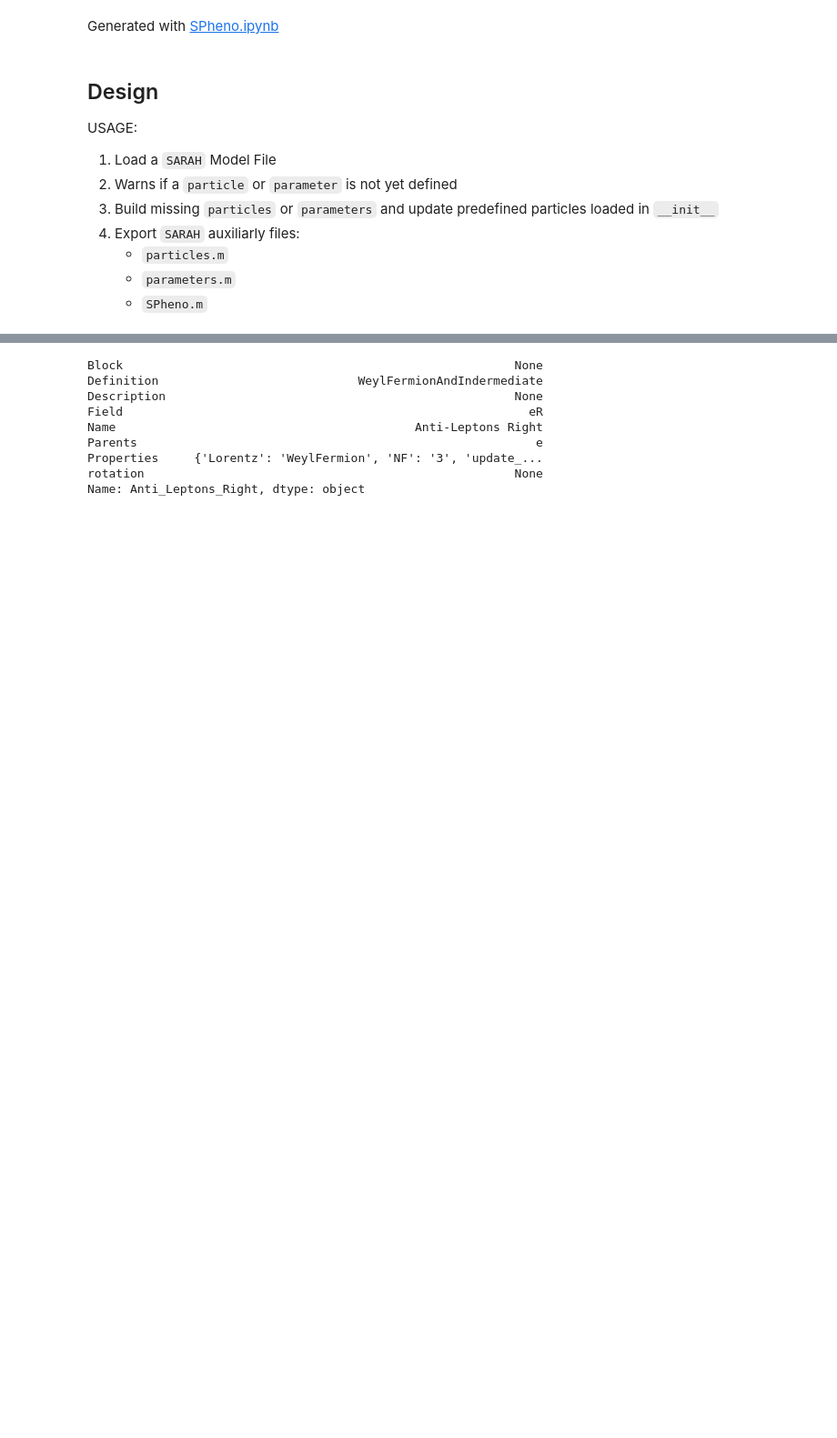
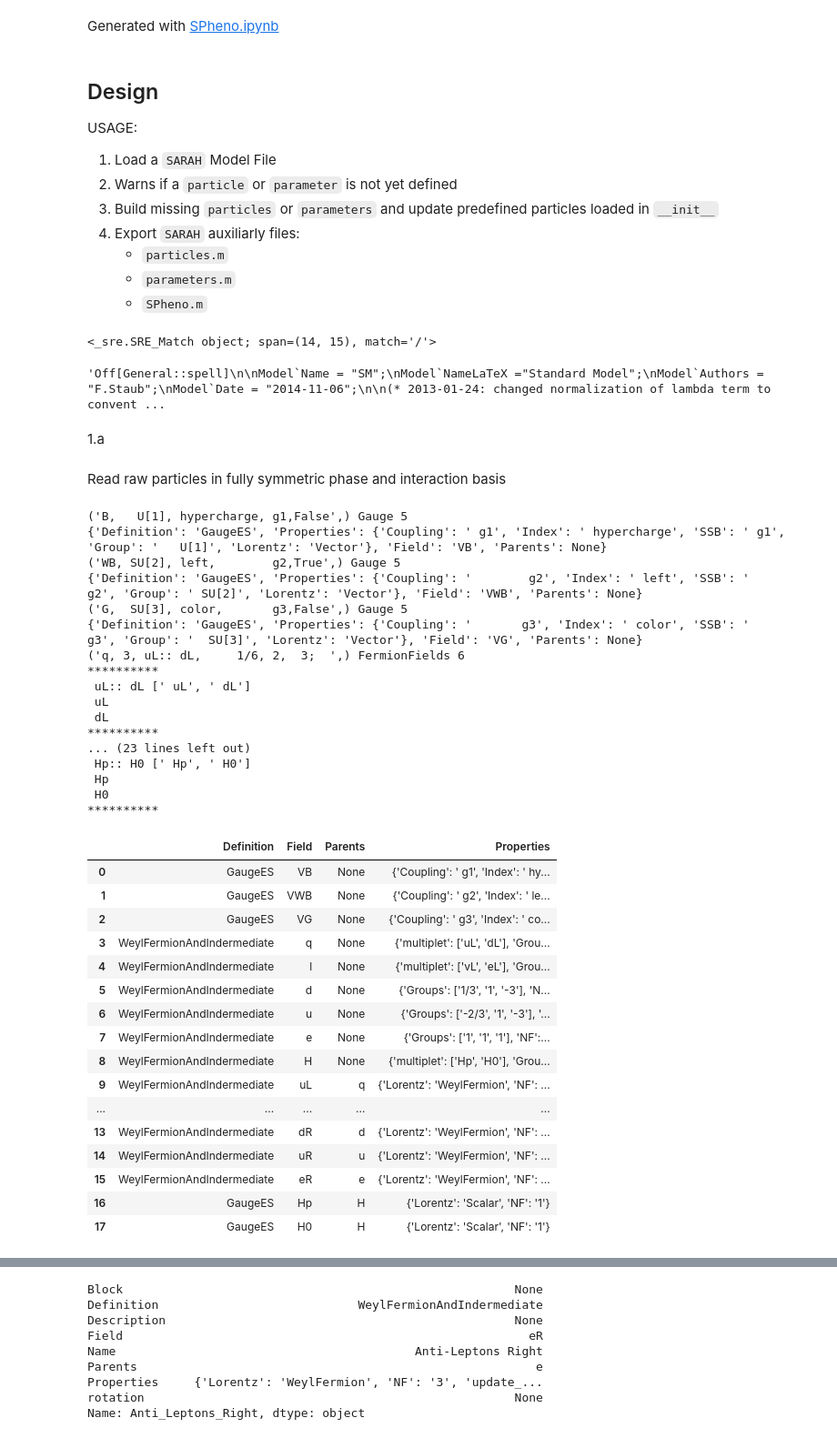
Before and after one commit to restrepo/BSM-Submodules, a Jupyter notebook: SARAH.ipynb, the cells around one changed output, grey strips where cells are left out. Shown at 91% size. Drawn from its saved outputs; the diff is of its cells as text; code cells hidden in the pictures; blank space fills up the shorter version.

```diff
--- a/SARAH.ipynb
+++ b/SARAH.ipynb
@@ -81,6 +81,11 @@ USAGE:
    * `particles.m`
    * `parameters.m`
    * `SPheno.m`
+# %%
+path="./SARAH/Models/"
+re.search('\/$',path)
+# %% [output]
+<_sre.SRE_Match object; span=(14, 15), match='/'>
 # %%
 import pandas as pd
 import json
@@ -145,2 +239,48 @@ class SARAH:
 # %%
-s=SARAH()
+s=SARAH(model='SM')
+# %%
+s.model_file
+# %% [output]
+'Off[General::spell]\n\nModel`Name = "SM";\nModel`NameLaTeX ="Standard Model";\nModel`Authors = "F.Staub";\nModel`Date = "2014-11-06";\n\n(* 2013-01-24: changed normalization of lambda term to convent ...
+# %% [markdown]
+1.a
+# %% [markdown]
+Read raw particles in fully symmetric phase and interaction basis
+# %%
+newparticles=s.parse_particle_content()
+pd.DataFrame(newparticles)
+# %% [output]
+('B,   U[1], hypercharge, g1,False',) Gauge 5
+{'Definition': 'GaugeES', 'Properties': {'Coupling': ' g1', 'Index': ' hypercharge', 'SSB': ' g1', 'Group': '   U[1]', 'Lorentz': 'Vector'}, 'Field': 'VB', 'Parents': None}
+('WB, SU[2], left,        g2,True',) Gauge 5
+{'Definition': 'GaugeES', 'Properties': {'Coupling': '        g2', 'Index': ' left', 'SSB': '        g2', 'Group': ' SU[2]', 'Lorentz': 'Vector'}, 'Field': 'VWB', 'Parents': None}
+('G,  SU[3], color,       g3,False',) Gauge 5
+{'Definition': 'GaugeES', 'Properties': {'Coupling': '       g3', 'Index': ' color', 'SSB': '       g3', 'Group': '  SU[3]', 'Lorentz': 'Vector'}, 'Field': 'VG', 'Parents': None}
+('q, 3, uL:: dL,     1/6, 2,  3;  ',) FermionFields 6
+**********
+ uL:: dL [' uL', ' dL']
+ uL
+ dL
+**********
+... (23 lines left out)
+ Hp:: H0 [' Hp', ' H0']
+ Hp
+ H0
+**********
+|  | Definition | Field | Parents | Properties |
+| 0 | GaugeES | VB | None | {'Coupling': ' g1', 'Index': ' hy... |
+| 1 | GaugeES | VWB | None | {'Coupling': ' g2', 'Index': ' le... |
+| 2 | GaugeES | VG | None | {'Coupling': ' g3', 'Index': ' co... |
+| 3 | WeylFermionAndIndermediate | q | None | {'multiplet': ['uL', 'dL'], 'Grou... |
+| 4 | WeylFermionAndIndermediate | l | None | {'multiplet': ['vL', 'eL'], 'Grou... |
+| 5 | WeylFermionAndIndermediate | d | None | {'Groups': ['1/3', '1', '-3'], 'N... |
+| 6 | WeylFermionAndIndermediate | u | None | {'Groups': ['-2/3', '1', '-3'], '... |
+| 7 | WeylFermionAndIndermediate | e | None | {'Groups': ['1', '1', '1'], 'NF':... |
+| 8 | WeylFermionAndIndermediate | H | None | {'multiplet': ['Hp', 'H0'], 'Grou... |
+| 9 | WeylFermionAndIndermediate | uL | q | {'Lorentz': 'WeylFermion', 'NF': ... |
+| ... | ... | ... | ... | ... |
+| 13 | WeylFermionAndIndermediate | dR | d | {'Lorentz': 'WeylFermion', 'NF': ... |
+| 14 | WeylFermionAndIndermediate | uR | u | {'Lorentz': 'WeylFermion', 'NF': ... |
+| 15 | WeylFermionAndIndermediate | eR | e | {'Lorentz': 'WeylFermion', 'NF': ... |
+| 16 | GaugeES | Hp | H | {'Lorentz': 'Scalar', 'NF': '1'} |
+| 17 | GaugeES | H0 | H | {'Lorentz': 'Scalar', 'NF': '1'} |
```
Also changed, not shown: parts of 21 cells of this notebook.
